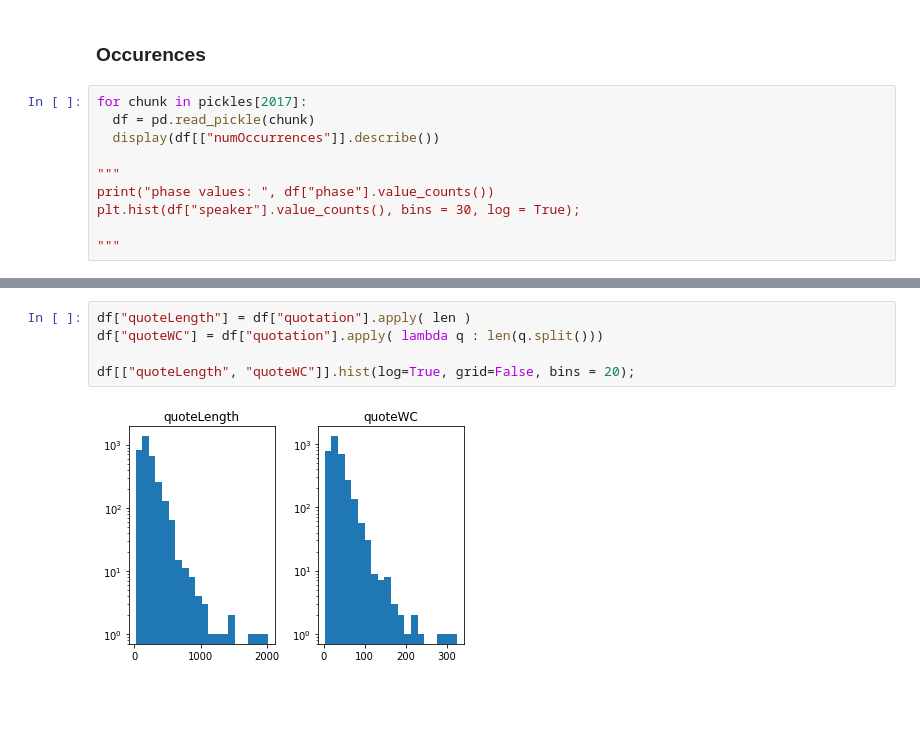
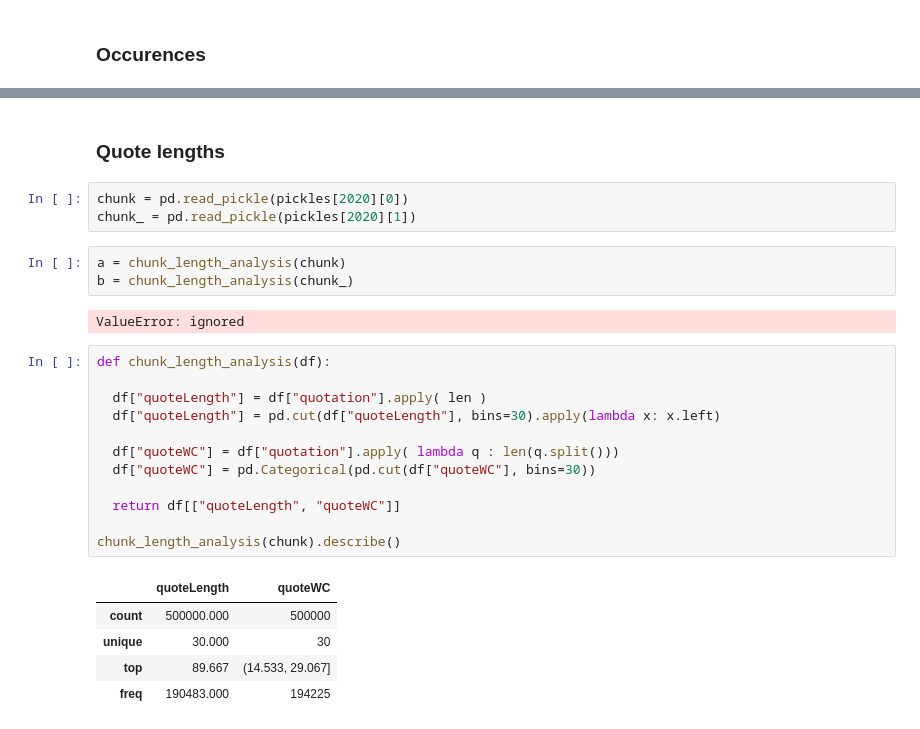
Before and after one commit to epfl-ada/ada-2021-project-adada-sur-mon-bidet, a Jupyter notebook: json-filtering.ipynb, the cells around one changed output, grey strips where cells are left out. Cells and saved outputs as stored; diff of their text form; blank space fills up the shorter version.

```diff
--- a/json-filtering.ipynb
+++ b/json-filtering.ipynb
@@ -263,12 +300,2 @@ yearly(2017, desc_num_occ);
 # %% [markdown]
 ### Occurences
-# %%
-for chunk in pickles[2017]:
-  df = pd.read_pickle(chunk)
-  display(df[["numOccurrences"]].describe())
-
-"""
-print("phase values: ", df["phase"].value_counts())
-plt.hist(df["speaker"].value_counts(), bins = 30, log = True);
-
-"""
@@ -340,7 +302,28 @@ plt.hist(df["speaker"].value_counts(), bins = 30, log = True);
+# %% [markdown]
+### Quote lengths
+# %%
+chunk = pd.read_pickle(pickles[2020][0])
+chunk_ = pd.read_pickle(pickles[2020][1])
+# %%
+a = chunk_length_analysis(chunk)
+b = chunk_length_analysis(chunk_)
+# %% [output]
+ValueError: ignored
 # %%
-df["quoteLength"] = df["quotation"].apply( len )
-df["quoteWC"] = df["quotation"].apply( lambda q : len(q.split()))
+def chunk_length_analysis(df):
 
-df[["quoteLength", "quoteWC"]].hist(log=True, grid=False, bins = 20);
+  df["quoteLength"] = df["quotation"].apply( len )
+  df["quoteLength"] = pd.cut(df["quoteLength"], bins=30).apply(lambda x: x.left)
+
+  df["quoteWC"] = df["quotation"].apply( lambda q : len(q.split()))
+  df["quoteWC"] = pd.Categorical(pd.cut(df["quoteWC"], bins=30))
+
+  return df[["quoteLength", "quoteWC"]]
+
+chunk_length_analysis(chunk).describe()
 # %% [output]
-[figure, removed]
+|  | quoteLength | quoteWC |
+| count | 500000.000 | 500000 |
+| unique | 30.000 | 30 |
+| top | 89.667 | (14.533, 29.067] |
+| freq | 190483.000 | 194225 |
```
Also changed, not shown: parts of 6 cells of this notebook.
